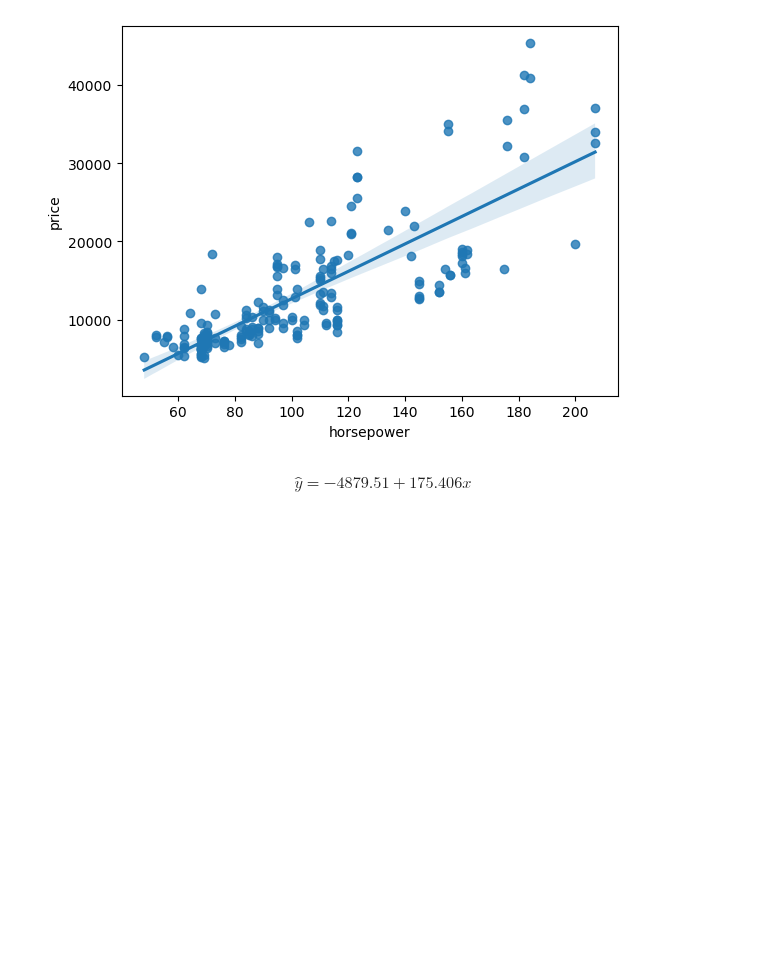
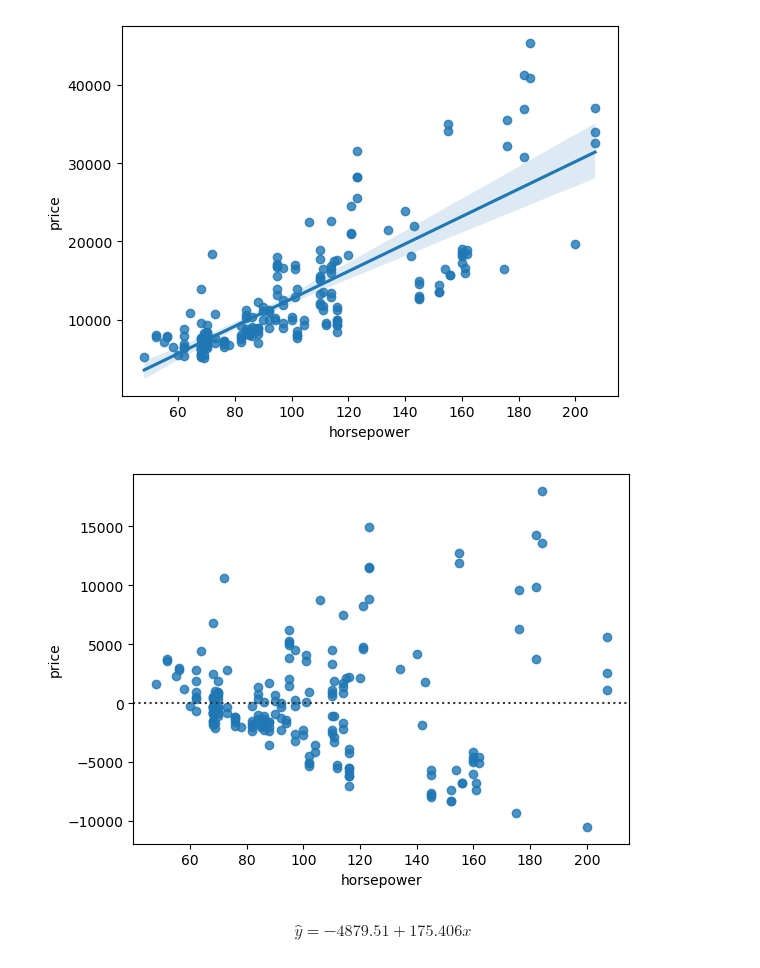
Before and after one commit to jgomezz/cpe_ciencia_datos_python, a Jupyter notebook: mod3_analitica_datos_python/semana_03_desarrollo_modelo.ipynb, the cells around one changed output. Cells and saved outputs as stored; diff of their text form; code cells hidden in the pictures; blank space fills up the shorter version.

```diff
--- a/mod3_analitica_datos_python/semana_03_desarrollo_modelo.ipynb
+++ b/mod3_analitica_datos_python/semana_03_desarrollo_modelo.ipynb
@@ -185,7 +185,9 @@ plt.show()
 # %% [output]
 [figure]
 # %%
-sns.resdisplot(x='horsepower', y='price', data=df)
+sns.residplot(x='horsepower', y='price', data=df)
 plt.show()
+# %% [output]
+[figure, added]
 # %% [markdown]
 $$ \hat{y} = -4879.51 + 175.406x $$
```
